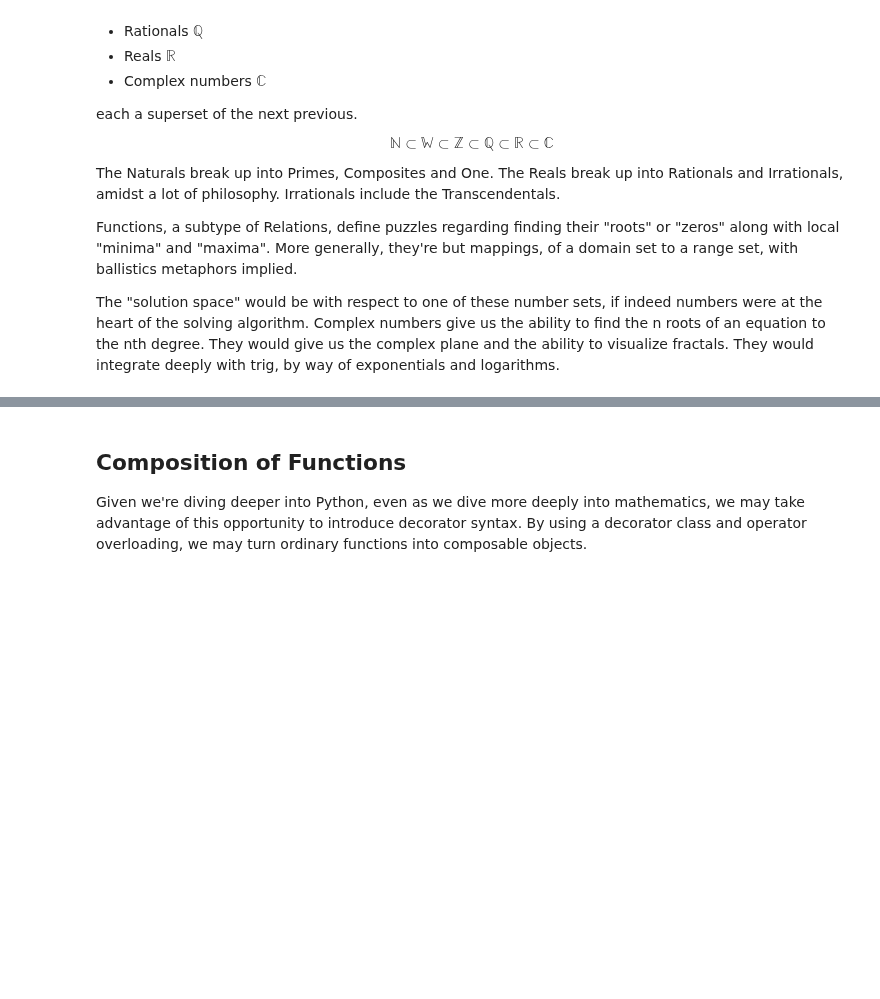
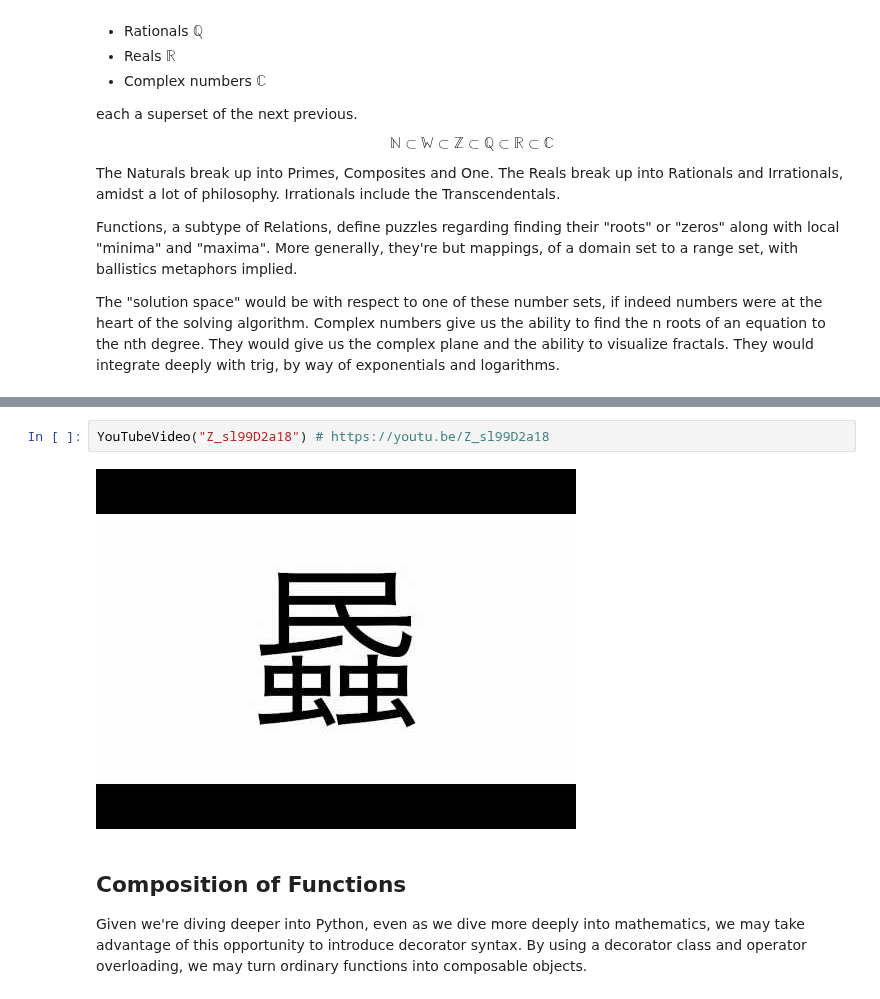
Before and after one commit to 4dsolutions/elite_school, a Jupyter notebook: ADS_highschool_math.ipynb, the cells around one changed output, grey strips where cells are left out. Drawn from its saved outputs; the diff is of its cells as text; blank space fills up the shorter version.

```diff
--- a/ADS_highschool_math.ipynb
+++ b/ADS_highschool_math.ipynb
@@ -96,3 +117,7 @@ The "solution space" would be with respect to one of these number sets, if indee
+# %%
+YouTubeVideo("Z_sl99D2a18") # https://youtu.be/Z_sl99D2a18
+# %% [output]
+[figure, added]
 # %% [markdown]
 ## Composition of Functions
 
```
Also changed, not shown: parts of 13 cells of this notebook.
